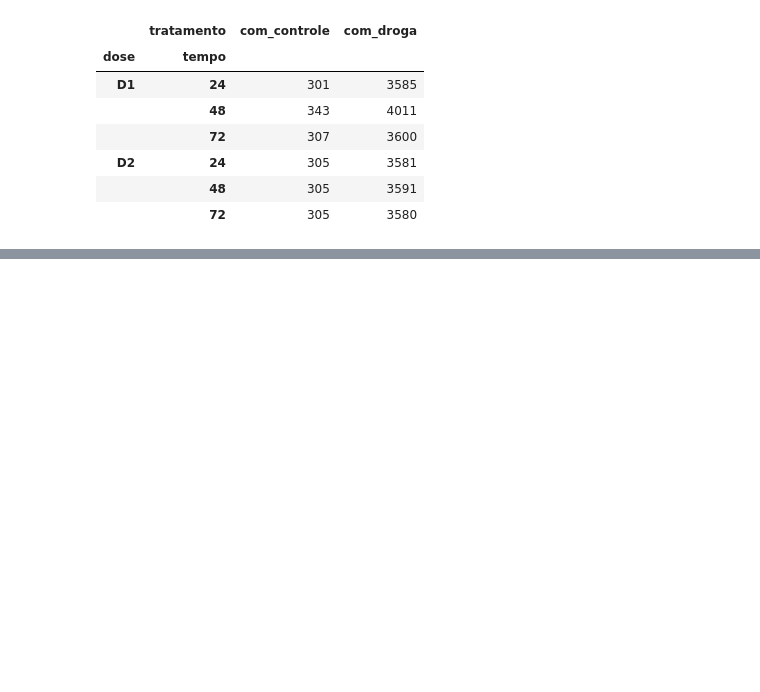
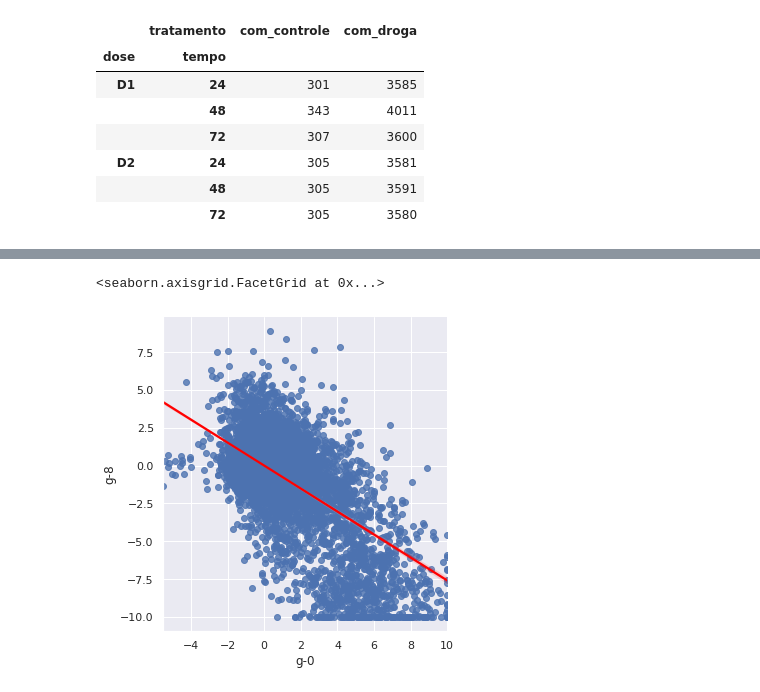
Before and after one commit to danielemaraschin/Data-Immersion-Training, a Jupyter notebook: imersaoDados.ipynb, the cells around one changed output, grey strips where cells are left out. Saved outputs shown, nothing was run; the diff lists cells and outputs as text; code cells hidden in the pictures; blank space fills up the shorter version.

```diff
--- a/imersaoDados.ipynb
+++ b/imersaoDados.ipynb
@@ -374,0 +604,8 @@ pd.crosstab([dados['dose'], dados['tempo']], dados[ 'tratamento'])
+# %%
+sns.lmplot(data=dados, x='g-0', y='g-8', line_kws={'color': 'red'})
+#pode adicionar mais um parametro sobre a linha quando usa o lmplot
+#line_kws é alterar as configuracoes da linha
+#dentro das chaves coloca entre aspas o nome da propriedade da linha que quer alterar
+# %% [output]
+<seaborn.axisgrid.FacetGrid at 0x...>
+[figure, added]
```
Also changed, not shown: parts of 46 cells of this notebook.
